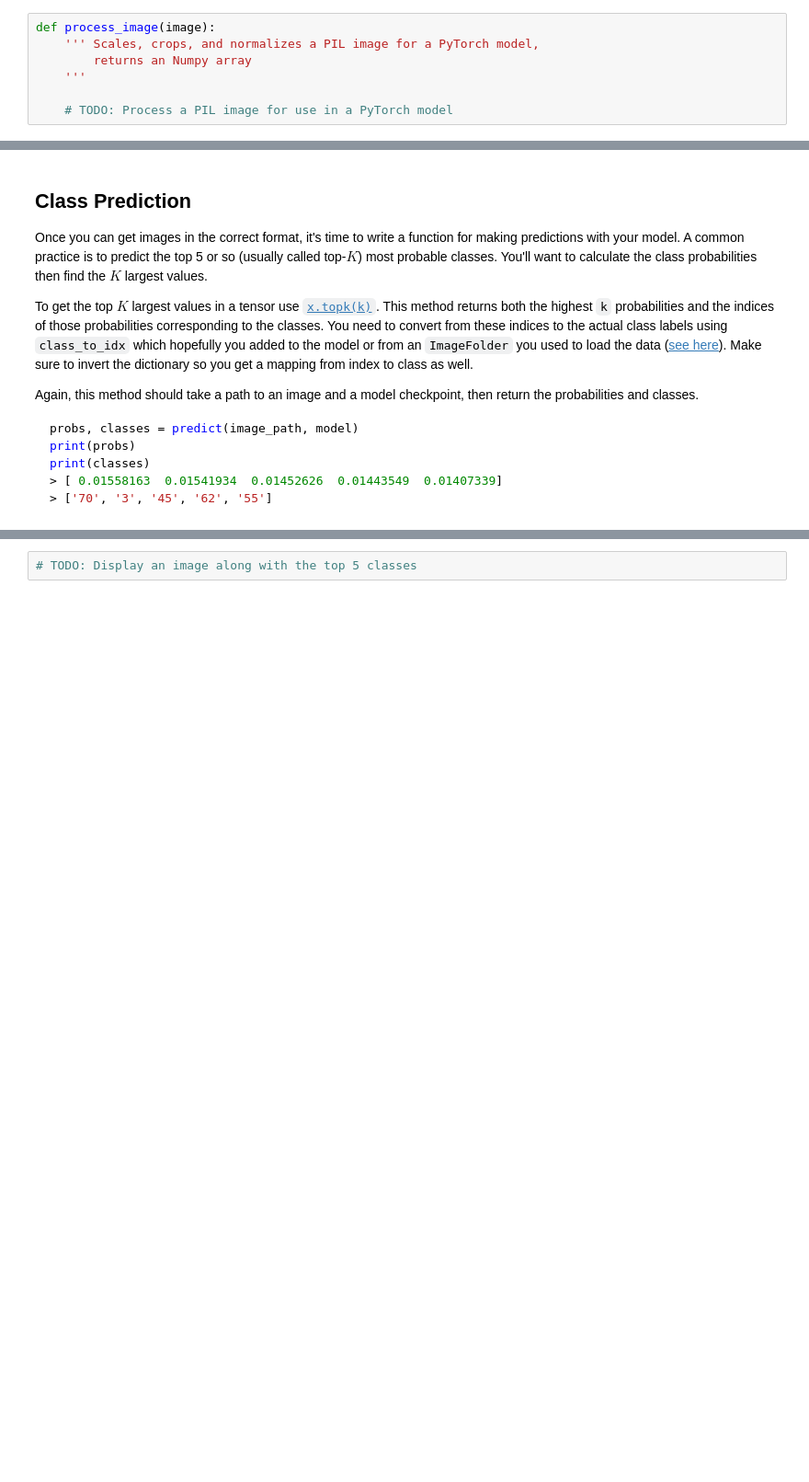
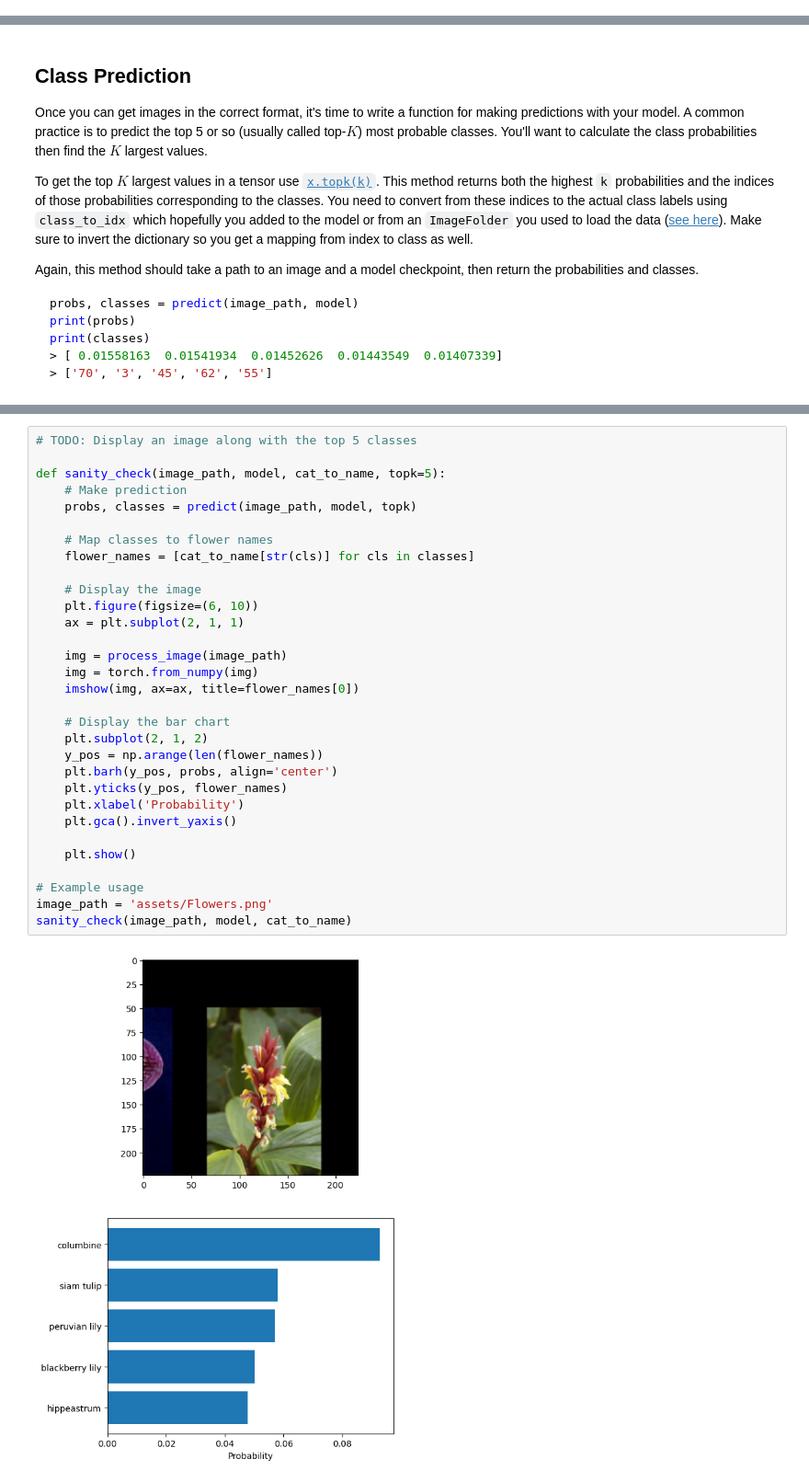
Before and after one commit to RichieSater/Flower-Classifier-NeuralNet, a Jupyter notebook: Image Classifier Project.ipynb, the cells around one changed output, grey strips where cells are left out. Shown: that part at 92% size. Cells and saved outputs as stored; diff of their text form; blank space fills up the shorter version.

Commit message:
Commit 2 - Finished Jupyter Notebook.  Model Works well.

```diff
--- a/Image Classifier Project.ipynb
+++ b/Image Classifier Project.ipynb
@@ -235,10 +340,3 @@ Color channels of images are typically encoded as integers 0-255, but the model
 As before, the network expects the images to be normalized in a specific way. For the means, it's `[0.485, 0.456, 0.406]` and for the standard deviations `[0.229, 0.224, 0.225]`. You'll want to subtract the means from each color channel, then divide by the standard deviation.
 
 And finally, PyTorch expects the color channel to be the first dimension but it's the third dimension in the PIL image and Numpy array. You can reorder dimensions using [`ndarray.transpose`](https://docs.scipy.org/doc/numpy-1.13.0/reference/generated/numpy.ndarray.transpose.html). The color channel needs to be first and retain the order of the other two dimensions.
-# %%
-def process_image(image):
-    ''' Scales, crops, and normalizes a PIL image for a PyTorch model,
-        returns an Numpy array
-    '''
-
-    # TODO: Process a PIL image for use in a PyTorch model
@@ -295,5 +456,36 @@ Now that you can use a trained model for predictions, check to make sure it make
 <img src='assets/inference_example.png' width=300px>
 
 You can convert from the class integer encoding to actual flower names with the `cat_to_name.json` file (should have been loaded earlier in the notebook). To show a PyTorch tensor as an image, use the `imshow` function defined above.
-# %%
-# TODO: Display an image along with the top 5 classes
+# %%
+# TODO: Display an image along with the top 5 classes
+
+def sanity_check(image_path, model, cat_to_name, topk=5):
+    # Make prediction
+    probs, classes = predict(image_path, model, topk)
+
+    # Map classes to flower names
+    flower_names = [cat_to_name[str(cls)] for cls in classes]
+
+    # Display the image
+    plt.figure(figsize=(6, 10))
+    ax = plt.subplot(2, 1, 1)
+
+    img = process_image(image_path)
+    img = torch.from_numpy(img)
+    imshow(img, ax=ax, title=flower_names[0])
+
+    # Display the bar chart
+    plt.subplot(2, 1, 2)
+    y_pos = np.arange(len(flower_names))
+    plt.barh(y_pos, probs, align='center')
+    plt.yticks(y_pos, flower_names)
+    plt.xlabel('Probability')
+    plt.gca().invert_yaxis()
+
+    plt.show()
+
+# Example usage
+image_path = 'assets/Flowers.png'
+sanity_check(image_path, model, cat_to_name)
+# %% [output]
+[figure, added]
```
Also changed, not shown: parts of 11 cells of this notebook.
